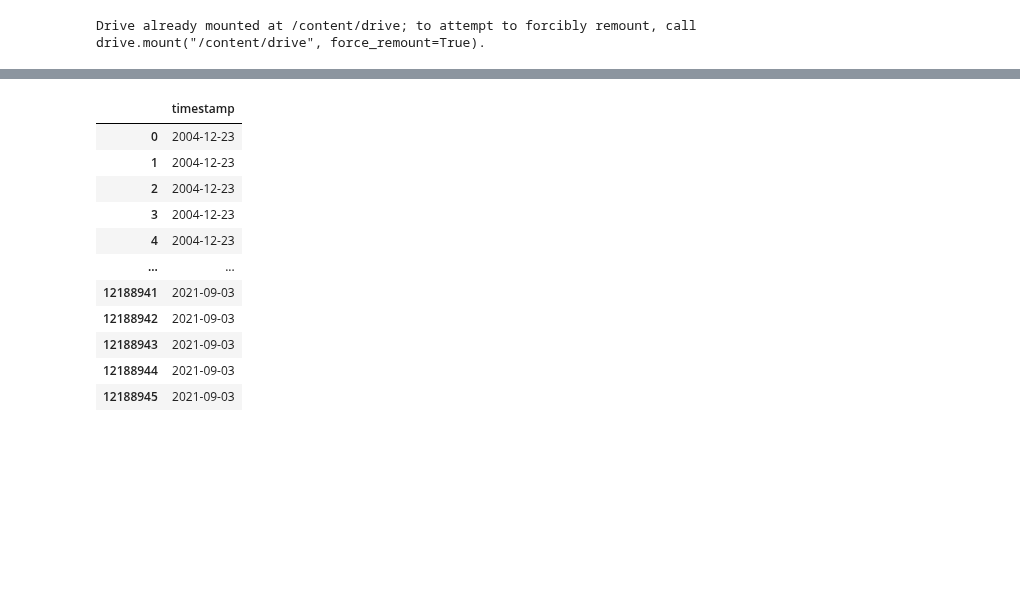
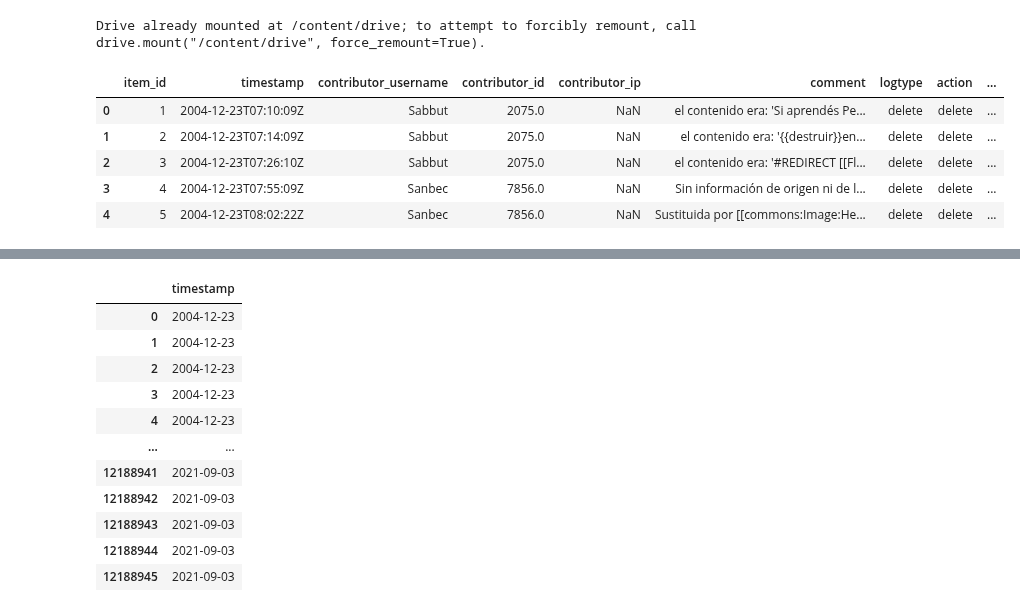
Before and after one commit to LucasVCorrea/Data-Science, a Jupyter notebook: TP_EJERICICIO_1_PANDAS_I.ipynb, the cells around one changed output, grey strips where cells are left out. Drawn from its saved outputs; the diff is of its cells as text; code cells hidden in the pictures; blank space fills up the shorter version.

```diff
--- a/TP_EJERICICIO_1_PANDAS_I.ipynb
+++ b/TP_EJERICICIO_1_PANDAS_I.ipynb
@@ -14,0 +11,9 @@ Drive already mounted at /content/drive; to attempt to forcibly remount, call dr
+# %%
+df_logs.head()
+# %% [output]
+|  | item_id | timestamp | contributor_username | contributor_id | contributor_ip | comment | logtype | action | ... |
+| 0 | 1 | 2004-12-23T07:10:09Z | Sabbut | 2075.0 | NaN | el contenido era: 'Si aprendés Pe... | delete | delete | ... |
+| 1 | 2 | 2004-12-23T07:14:09Z | Sabbut | 2075.0 | NaN | el contenido era: '{{destruir}}en... | delete | delete | ... |
+| 2 | 3 | 2004-12-23T07:26:10Z | Sabbut | 2075.0 | NaN | el contenido era: '#REDIRECT [[Fl... | delete | delete | ... |
+| 3 | 4 | 2004-12-23T07:55:09Z | Sanbec | 7856.0 | NaN | Sin información de origen ni de l... | delete | delete | ... |
+| 4 | 5 | 2004-12-23T08:02:22Z | Sanbec | 7856.0 | NaN | Sustituida por [[commons:Image:He... | delete | delete | ... |
```
Also changed, not shown: parts of 4 cells of this notebook.
